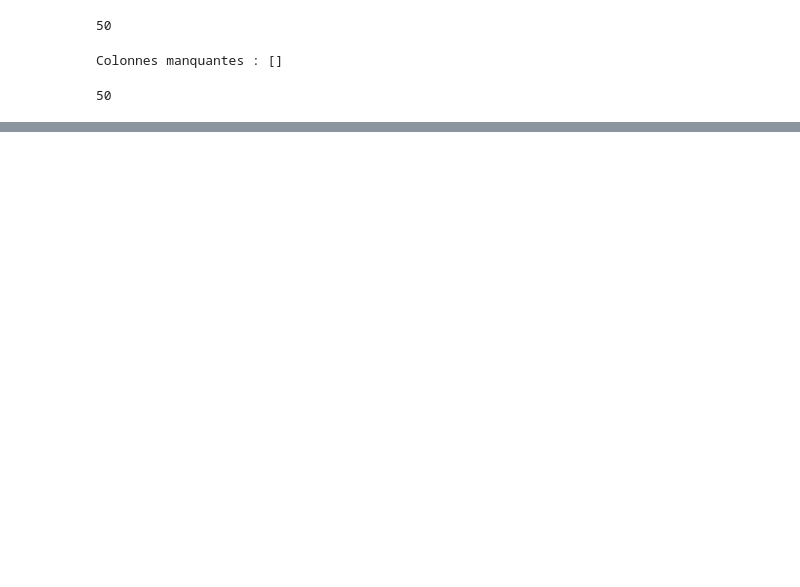
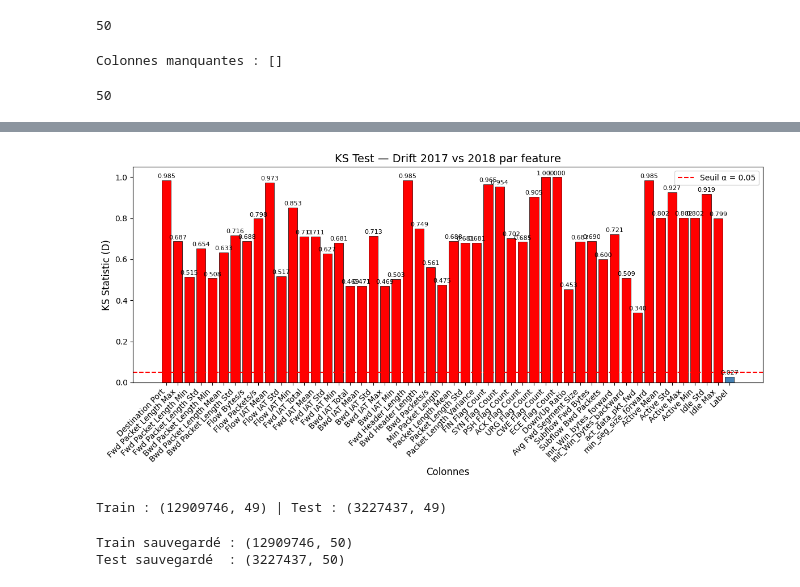
Before and after one commit to cikram/Resilient-Adaptive-Concept-Drift-Aware-DRL, a Jupyter notebook: src/eda_preprocessing_2018.ipynb, the cells around one changed output, grey strips where cells are left out. Drawn from its saved outputs; the diff is of its cells as text; code cells hidden in the pictures; blank space fills up the shorter version.

```diff
--- a/src/eda_preprocessing_2018.ipynb
+++ b/src/eda_preprocessing_2018.ipynb
@@ -55,5 +79,0 @@ for col in cols:
-# %%
-df_2018.replace([np.inf, -np.inf], np.nan, inplace=True)
-nan_after = df_2018.isna().sum()
-print(nan_after[nan_after > 0])
-print(f"\nTotal lignes avant : {len(df_2018)}")
@@ -201,5 +211,8 @@ rename_map = {
 df_2018.rename(columns=rename_map, inplace=True)
 # %%
 df_train_2017 = pd.read_csv('../data/processed/2017/2017_train_scaled.csv')
-df_train_2017.columns
+df_test_2017 = pd.read_csv('../data/processed/2017/2017_test_scaled.csv')
+df_2017 = pd.concat([df_train_2017,df_test_2017], ignore_index=True)
+print(df_2017.shape)
+print(df_2017.columns.tolist())
 # %% [output]
@@ -224,7 +223,7 @@ len(df_train_2017.columns)
 # %% [output]
 50
 # %%
-final_cols = df_train_2017.columns.tolist()
+final_cols = df_2017.columns.tolist()
 
 
 missing = [c for c in final_cols if c not in df_2018.columns]
@@ -276,0 +259,7 @@ print(f"2018 sauvegardé : {X_2018_scaled.shape}")
+# %%
+stats = []
+
+for col in df_2018_final.columns:
+    stat, p_value = kstest(df_2018_final[col],df_2017[col])
+    print(f"Stats : {stat}, p-value : {p_value}, column : {col}")
+    stats.append(stat)
@@ -276,0 +284,31 @@ print(f"2018 sauvegardé : {X_2018_scaled.shape}")
+# %%
+fig, ax = plt.subplots(figsize=(12, 6))
+
+colors = ['red' if s > 0.05 else 'steelblue' for s in stats]
+bars = ax.bar(df_2018_final.columns, stats, color=colors, edgecolor='black', linewidth=0.5)
+
+for bar, val in zip(bars, stats):
+    ax.text(bar.get_x() + bar.get_width()/2, bar.get_height() + 0.005,
+            f'{val:.3f}', ha='center', va='bottom', fontsize=8)
+
+ax.axhline(y=0.05, color='red', linestyle='--', linewidth=1.5, label='Seuil α = 0.05')
+ax.set_xlabel('Colonnes', fontsize=12)
+ax.set_ylabel('KS Statistic (D)', fontsize=12)
+ax.set_title('KS Test — Drift 2017 vs 2018 par feature', fontsize=14)
+ax.legend()
+plt.xticks(rotation=45, ha='right')
+plt.tight_layout()
+plt.show()
+# %% [output]
+[figure, added]
+# %%
+X = df_2018_final.drop(columns=["Label"])
+y = df_2018_final["Label"]
+
+X_train, X_test, y_train, y_test = train_test_split(
+    X, y, test_size=0.2, random_state=42, stratify=y
+)
+
+print(f"Train : {X_train.shape} | Test : {X_test.shape}")
+# %% [output]
+Train : (12909746, 49) | Test : (3227437, 49)
@@ -276,0 +319,12 @@ print(f"2018 sauvegardé : {X_2018_scaled.shape}")
+# %%
+X_scaled_train["Label"] = y_train.values
+X_scaled_test["Label"] = y_test.values
+
+X_scaled_train.to_parquet("../data/processed/2018/2018_train_scaled.parquet", index=False)
+X_scaled_test.to_parquet("../data/processed/2018/2018_test_scaled.parquet", index=False)
+
+print(f"Train sauvegardé : {X_scaled_train.shape}")
+print(f"Test sauvegardé  : {X_scaled_test.shape}")
+# %% [output]
+Train sauvegardé : (12909746, 50)
+Test sauvegardé  : (3227437, 50)
```
Also changed, not shown: parts of 19 cells of this notebook, 8 other files.
